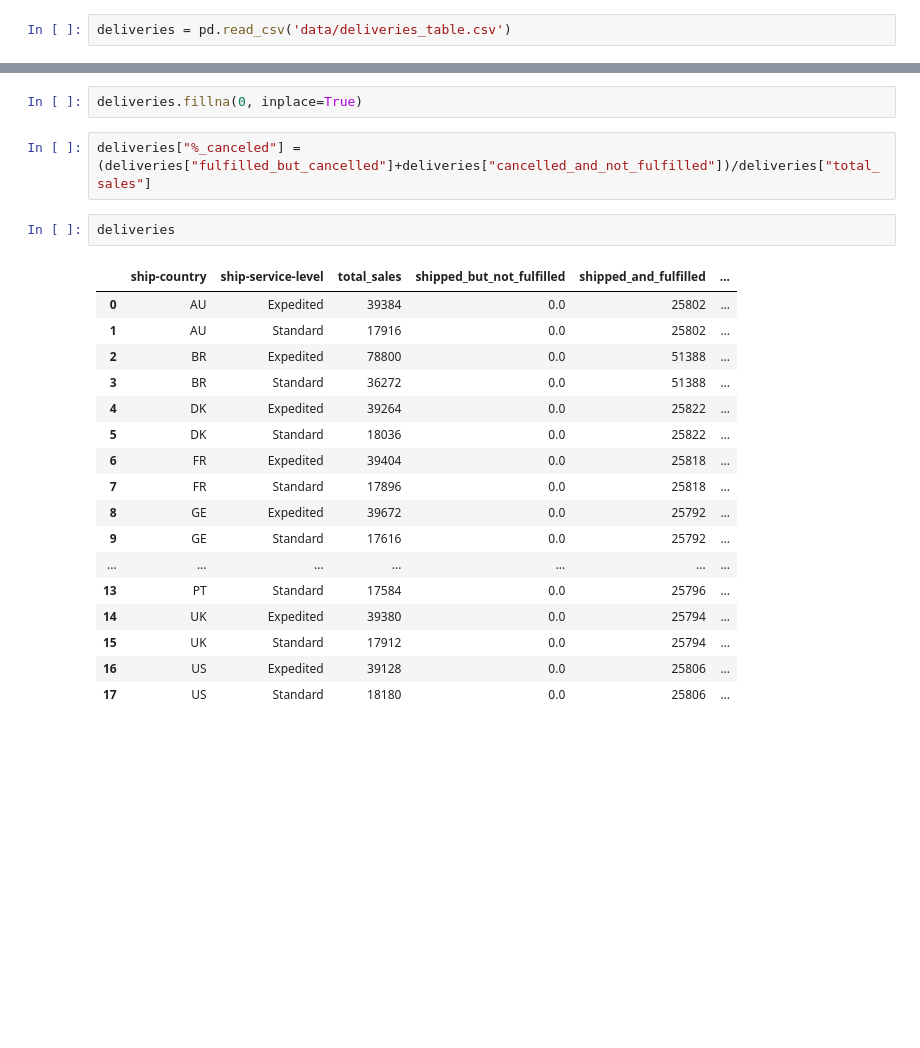
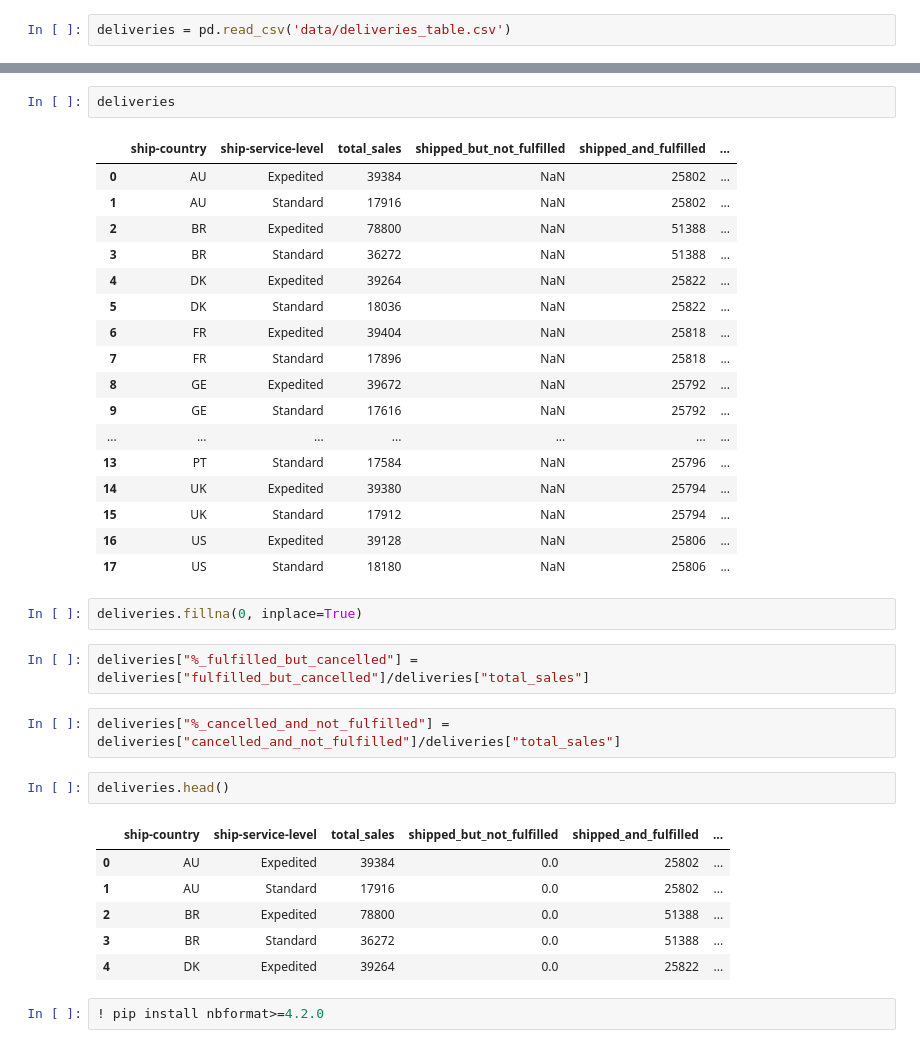
Before and after one commit to joelsonSantos/banco_de_dados-aula7, a Jupyter notebook: analises.ipynb, the cells around one changed output, grey strips where cells are left out. Drawn from its saved outputs; the diff is of its cells as text; blank space fills up the shorter version.

```diff
--- a/analises.ipynb
+++ b/analises.ipynb
@@ -21,25 +36,38 @@ deliveries = pd.read_csv('data/deliveries_table.csv')
+# %%
+deliveries
+# %% [output]
+|  | ship-country | ship-service-level | total_sales | shipped_but_not_fulfilled | shipped_and_fulfilled | ... |
+| 0 | AU | Expedited | 39384 | NaN | 25802 | ... |
+| 1 | AU | Standard | 17916 | NaN | 25802 | ... |
+| 2 | BR | Expedited | 78800 | NaN | 51388 | ... |
+| 3 | BR | Standard | 36272 | NaN | 51388 | ... |
+| 4 | DK | Expedited | 39264 | NaN | 25822 | ... |
+| 5 | DK | Standard | 18036 | NaN | 25822 | ... |
+| 6 | FR | Expedited | 39404 | NaN | 25818 | ... |
+| 7 | FR | Standard | 17896 | NaN | 25818 | ... |
+| 8 | GE | Expedited | 39672 | NaN | 25792 | ... |
+| 9 | GE | Standard | 17616 | NaN | 25792 | ... |
+| ... | ... | ... | ... | ... | ... | ... |
+| 13 | PT | Standard | 17584 | NaN | 25796 | ... |
+| 14 | UK | Expedited | 39380 | NaN | 25794 | ... |
+| 15 | UK | Standard | 17912 | NaN | 25794 | ... |
+| 16 | US | Expedited | 39128 | NaN | 25806 | ... |
+| 17 | US | Standard | 18180 | NaN | 25806 | ... |
 # %%
 deliveries.fillna(0, inplace=True)
 # %%
-deliveries["%_canceled"] = (deliveries["fulfilled_but_cancelled"]+deliveries["cancelled_and_not_fulfilled"])/deliveries["total_sales"]
+deliveries["%_fulfilled_but_cancelled"] = deliveries["fulfilled_but_cancelled"]/deliveries["total_sales"]
+# %%
+deliveries["%_cancelled_and_not_fulfilled"] = deliveries["cancelled_and_not_fulfilled"]/deliveries["total_sales"]
 # %%
-deliveries
+deliveries.head()
 # %% [output]
 |  | ship-country | ship-service-level | total_sales | shipped_but_not_fulfilled | shipped_and_fulfilled | ... |
 | 0 | AU | Expedited | 39384 | 0.0 | 25802 | ... |
 | 1 | AU | Standard | 17916 | 0.0 | 25802 | ... |
 | 2 | BR | Expedited | 78800 | 0.0 | 51388 | ... |
 | 3 | BR | Standard | 36272 | 0.0 | 51388 | ... |
 | 4 | DK | Expedited | 39264 | 0.0 | 25822 | ... |
-| 5 | DK | Standard | 18036 | 0.0 | 25822 | ... |
-| 6 | FR | Expedited | 39404 | 0.0 | 25818 | ... |
-| 7 | FR | Standard | 17896 | 0.0 | 25818 | ... |
-| 8 | GE | Expedited | 39672 | 0.0 | 25792 | ... |
-| 9 | GE | Standard | 17616 | 0.0 | 25792 | ... |
-| ... | ... | ... | ... | ... | ... | ... |
-| 13 | PT | Standard | 17584 | 0.0 | 25796 | ... |
-| 14 | UK | Expedited | 39380 | 0.0 | 25794 | ... |
-| 15 | UK | Standard | 17912 | 0.0 | 25794 | ... |
-| 16 | US | Expedited | 39128 | 0.0 | 25806 | ... |
-| 17 | US | Standard | 18180 | 0.0 | 25806 | ... |
+# %%
+! pip install nbformat>=4.2.0
 # %%
```
Also changed, not shown: parts of 11 cells of this notebook, 1 other file.
